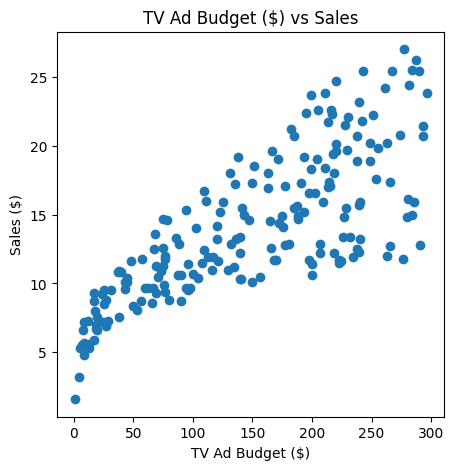
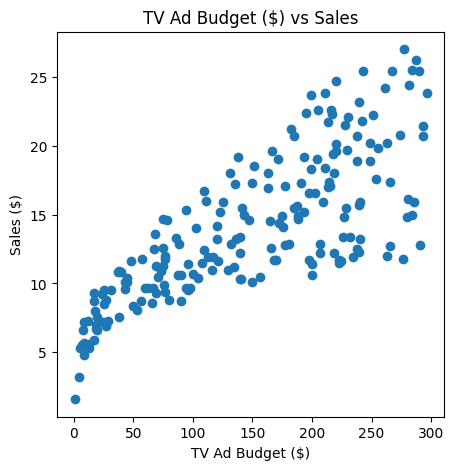
Unified diff of the notebook cell whose output changed from the first chart to the second:
--- before
+++ after
@@ -8,5 +8,5 @@
         plt.scatter(df[col], df['Sales ($)'])
         plt.xlabel(f'{col}')
-        plt.ylabel (f'{'Sales ($)'}')
+        plt.ylabel (f'Sales ($)')
         plt.title(f'{col} vs Sales')
         

Commit: Updated tthe model to handle missing values